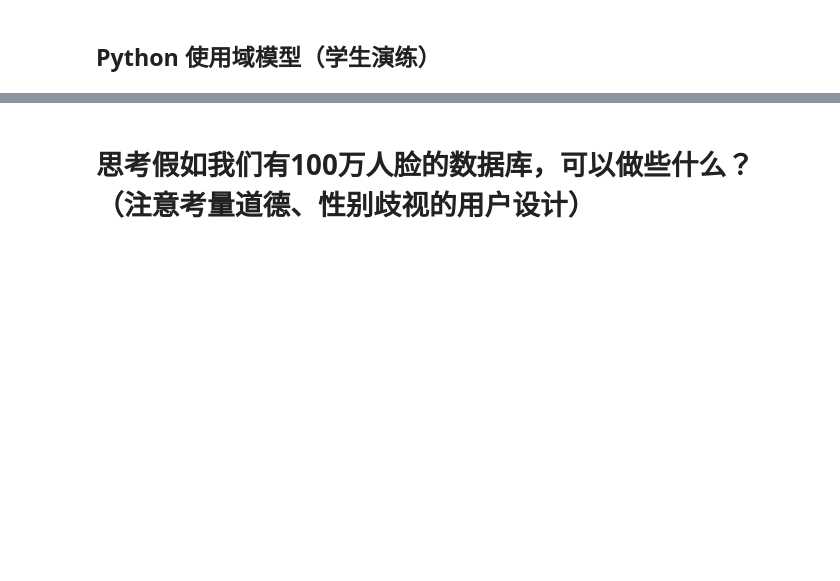
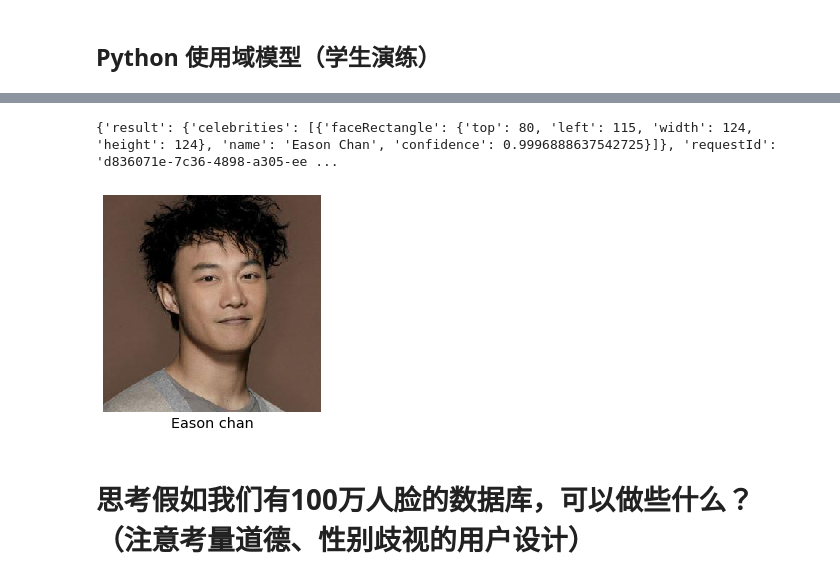
Before and after one commit to EasonQXF/2020_API, a Jupyter notebook: API_week03/API_week03_181013040.ipynb, the cells around one changed output, grey strips where cells are left out. Saved outputs shown, nothing was run; the diff lists cells and outputs as text; code cells hidden in the pictures; blank space fills up the shorter version.

```diff
--- a/API_week03/API_week03_181013040.ipynb
+++ b/API_week03/API_week03_181013040.ipynb
@@ -1054,36 +1058,39 @@ from PIL import Image
 from io import BytesIO
 
 # Replace <Subscription Key> with your valid subscription key.
-subscription_key = "e7178c6033994273986844f5e33d8521"
+subscription_key = "f28ad250b52740eaa91b98fee9d18e52"
 assert subscription_key
 
-vision_base_url = "https://westcentralus.api.cognitive.microsoft.com/vision/v2.1/"
+vision_base_url = "https://eastus.api.cognitive.microsoft.com/vision/v2.1/"
 
 celebrity_analyze_url = vision_base_url + "models/celebrities/analyze"
 
 # Set image_url to the URL of an image that you want to analyze.
-image_url = "https://upload.wikimedia.org/wikipedia/commons/d/d9/" + \
+image_url = "https://ss2.bdstatic.com/70cFvnSh_Q1YnxGkpoWK1HF6hhy/it/u=3497669901,2608595313&fm=26&gp=0.jpg" + \
     "Bill_gates_portrait.jpg"
 
 headers = {'Ocp-Apim-Subscription-Key': subscription_key}
 params = {'model': 'celebrities'}
 data = {'url': image_url}
 response = requests.post(
     celebrity_analyze_url, headers=headers, params=params, json=data)
 response.raise_for_status()
 
 # The 'analysis' object contains various fields that describe the image. The
 # most relevant celebrity for the image is obtained from the 'result' property.
 analysis = response.json()
 assert analysis["result"]["celebrities"] is not []
 print(analysis)
 celebrity_name = analysis["result"]["celebrities"][0]["name"].capitalize()
 
 # Display the image and overlay it with the celebrity name.
 image = Image.open(BytesIO(requests.get(image_url).content))
 plt.imshow(image)
 plt.axis("off")
 _ = plt.title(celebrity_name, size="x-large", y=-0.1)
+# %% [output]
+{'result': {'celebrities': [{'faceRectangle': {'top': 80, 'left': 115, 'width': 124, 'height': 124}, 'name': 'Eason Chan', 'confidence': 0.9996888637542725}]}, 'requestId': 'd836071e-7c36-4898-a305-ee ...
+[figure, added]
 # %% [markdown]
 #  思考假如我们有100万人脸的数据库，可以做些什么？（注意考量道德、性别歧视的用户设计）
 # %% [markdown]
```
Also changed, not shown: parts of 1 cell of this notebook.
